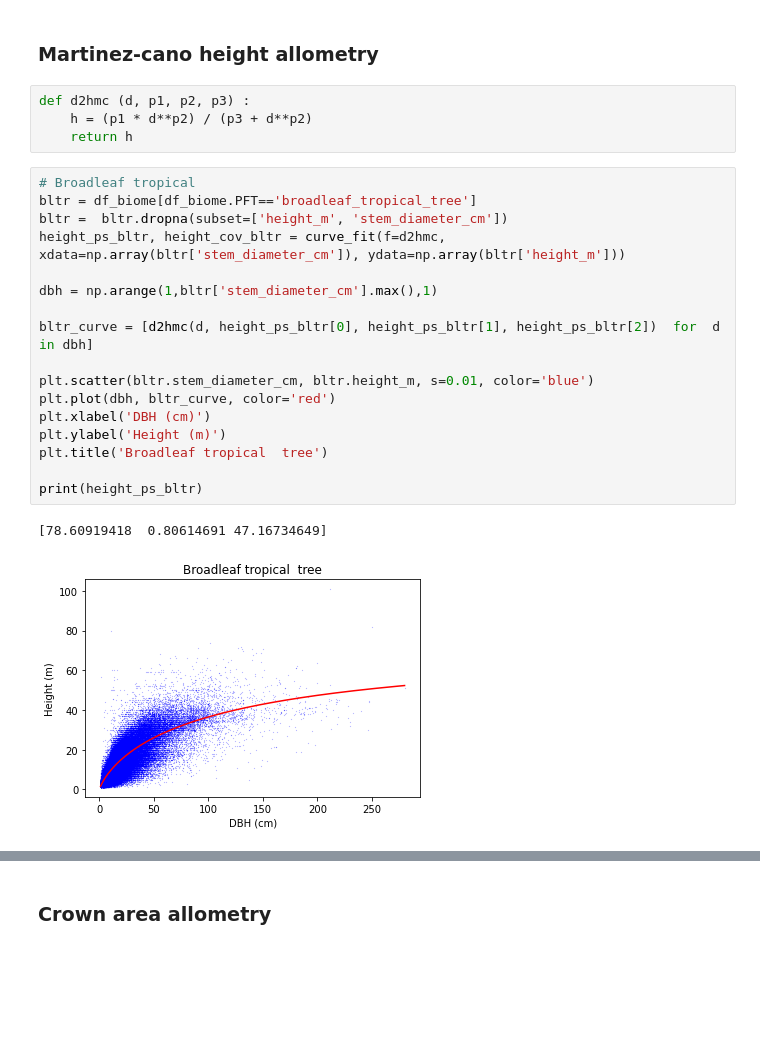
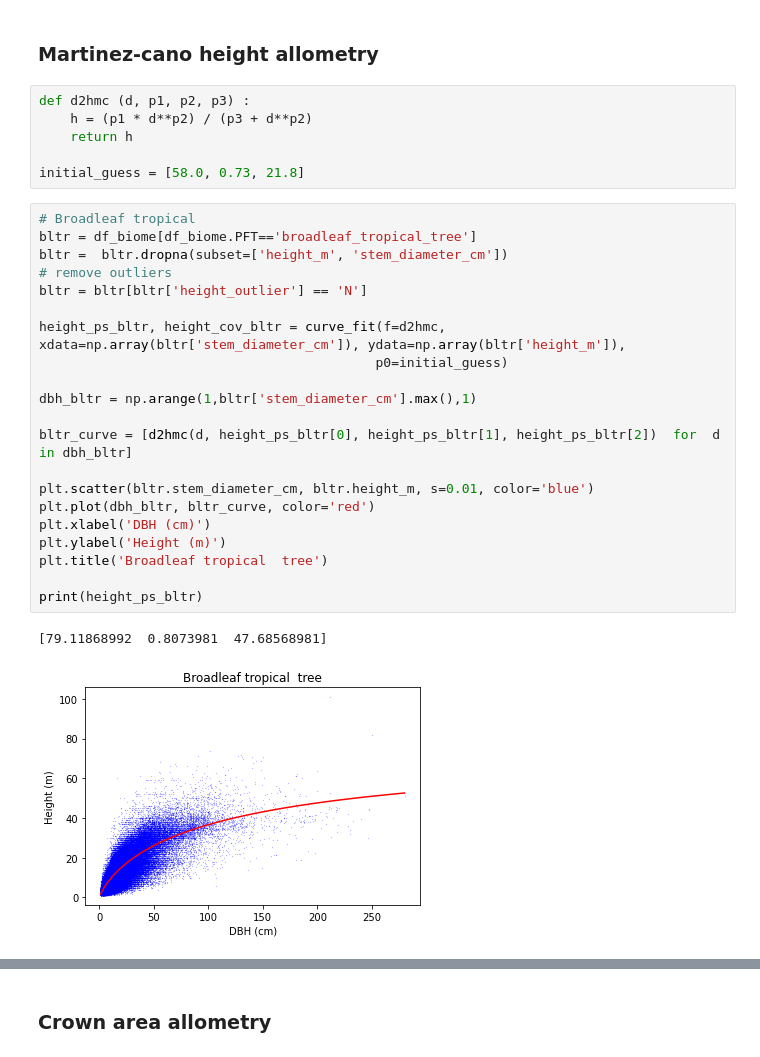
Before and after one commit to JessicaNeedham/FATES-plotting-scripts, a Jupyter notebook: Tallo_analysis_global.ipynb, the cells around one changed output, grey strips where cells are left out. Saved outputs shown, nothing was run; the diff lists cells and outputs as text; blank space fills up the shorter version.

```diff
--- a/Tallo_analysis_global.ipynb
+++ b/Tallo_analysis_global.ipynb
@@ -238,26 +237,32 @@ df_biome.groupby('PFT')['crown_radius_m'].describe()
 def d2hmc (d, p1, p2, p3) :
     h = (p1 * d**p2) / (p3 + d**p2)
     return h
+
+initial_guess = [58.0, 0.73, 21.8]
 # %%
 # Broadleaf tropical
 bltr = df_biome[df_biome.PFT=='broadleaf_tropical_tree']
 bltr =  bltr.dropna(subset=['height_m', 'stem_diameter_cm'])
-height_ps_bltr, height_cov_bltr = curve_fit(f=d2hmc, xdata=np.array(bltr['stem_diameter_cm']), ydata=np.array(bltr['height_m']))
+# remove outliers
+bltr = bltr[bltr['height_outlier'] == 'N']
 
-dbh = np.arange(1,bltr['stem_diameter_cm'].max(),1)
+height_ps_bltr, height_cov_bltr = curve_fit(f=d2hmc, xdata=np.array(bltr['stem_diameter_cm']), ydata=np.array(bltr['height_m']),
+                                           p0=initial_guess)
 
-bltr_curve = [d2hmc(d, height_ps_bltr[0], height_ps_bltr[1], height_ps_bltr[2])  for  d  in dbh]
+dbh_bltr = np.arange(1,bltr['stem_diameter_cm'].max(),1)
+
+bltr_curve = [d2hmc(d, height_ps_bltr[0], height_ps_bltr[1], height_ps_bltr[2])  for  d  in dbh_bltr]
 
 plt.scatter(bltr.stem_diameter_cm, bltr.height_m, s=0.01, color='blue')
-plt.plot(dbh, bltr_curve, color='red')
+plt.plot(dbh_bltr, bltr_curve, color='red')
 plt.xlabel('DBH (cm)')
 plt.ylabel('Height (m)')
 plt.title('Broadleaf tropical  tree')
 
 print(height_ps_bltr)
 # %% [output]
-[78.60919418  0.80614691 47.16734649]
+[79.11868992  0.8073981  47.68568981]
-[figure, old version]
+[figure, new version]
 # %%
 # Needleleaf tropical
 nltr = df_biome[df_biome.PFT=='needleleaf_tropical_tree']
```
Also changed, not shown: parts of 10 cells of this notebook.
